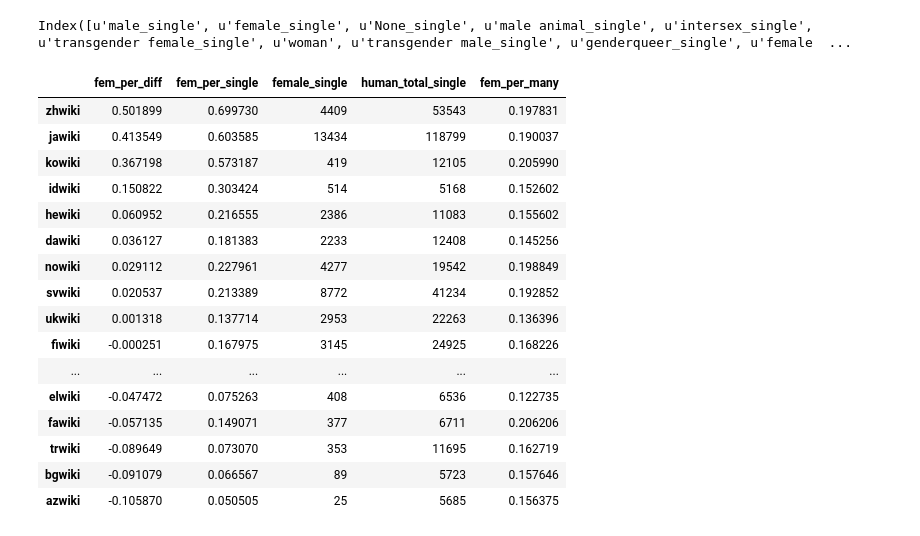
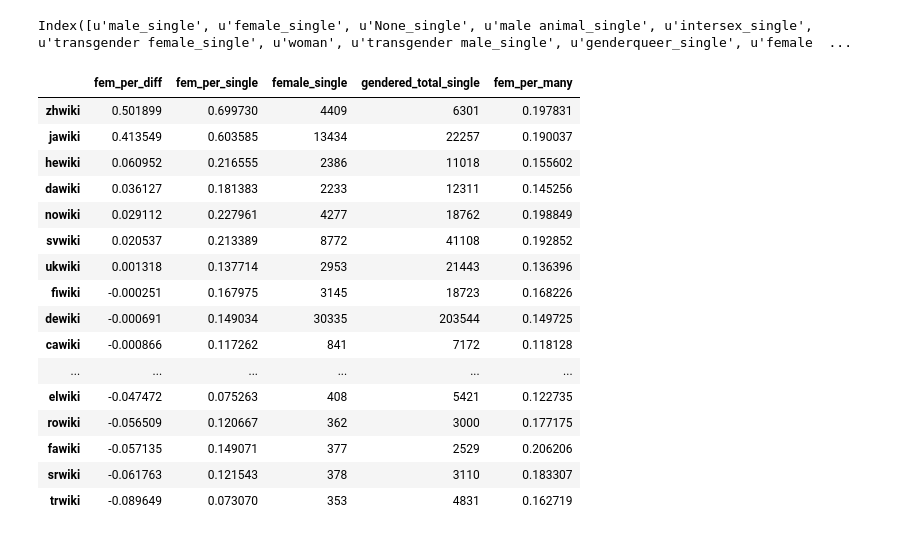
Before and after one commit to notconfusing/WIGI, a Jupyter notebook: Singlesite.ipynb, the cells around one changed output. Drawn from its saved outputs; the diff is of its cells as text; code cells hidden in the pictures.

```diff
--- a/Singlesite.ipynb
+++ b/Singlesite.ipynb
@@ -111,24 +111,24 @@ Index([u'male_single', u'female_single', u'None_single', u'male animal_single',
 # %%
 tdf['fem_per_diff'] = tdf['fem_per_single'] - tdf['fem_per_many']
 # %%
-tdf[tdf['human_total_single']>5000].sort('fem_per_diff',ascending=False)[['fem_per_diff','fem_per_single','female_single','human_total_single','fem_per_many']]
+tdf[tdf['gendered_total_single']>2500].sort('fem_per_diff',ascending=False)[['fem_per_diff','fem_per_single','female_single','gendered_total_single','fem_per_many']]
 # %% [output]
-|  | fem_per_diff | fem_per_single | female_single | human_total_single | fem_per_many |
-| zhwiki | 0.501899 | 0.699730 | 4409 | 53543 | 0.197831 |
-| jawiki | 0.413549 | 0.603585 | 13434 | 118799 | 0.190037 |
-| kowiki | 0.367198 | 0.573187 | 419 | 12105 | 0.205990 |
-| idwiki | 0.150822 | 0.303424 | 514 | 5168 | 0.152602 |
-| hewiki | 0.060952 | 0.216555 | 2386 | 11083 | 0.155602 |
-| dawiki | 0.036127 | 0.181383 | 2233 | 12408 | 0.145256 |
-| nowiki | 0.029112 | 0.227961 | 4277 | 19542 | 0.198849 |
-| svwiki | 0.020537 | 0.213389 | 8772 | 41234 | 0.192852 |
-| ukwiki | 0.001318 | 0.137714 | 2953 | 22263 | 0.136396 |
-| fiwiki | -0.000251 | 0.167975 | 3145 | 24925 | 0.168226 |
+|  | fem_per_diff | fem_per_single | female_single | gendered_total_single | fem_per_many |
+| zhwiki | 0.501899 | 0.699730 | 4409 | 6301 | 0.197831 |
+| jawiki | 0.413549 | 0.603585 | 13434 | 22257 | 0.190037 |
+| hewiki | 0.060952 | 0.216555 | 2386 | 11018 | 0.155602 |
+| dawiki | 0.036127 | 0.181383 | 2233 | 12311 | 0.145256 |
+| nowiki | 0.029112 | 0.227961 | 4277 | 18762 | 0.198849 |
+| svwiki | 0.020537 | 0.213389 | 8772 | 41108 | 0.192852 |
+| ukwiki | 0.001318 | 0.137714 | 2953 | 21443 | 0.136396 |
+| fiwiki | -0.000251 | 0.167975 | 3145 | 18723 | 0.168226 |
+| dewiki | -0.000691 | 0.149034 | 30335 | 203544 | 0.149725 |
+| cawiki | -0.000866 | 0.117262 | 841 | 7172 | 0.118128 |
 | ... | ... | ... | ... | ... | ... |
-| elwiki | -0.047472 | 0.075263 | 408 | 6536 | 0.122735 |
-| fawiki | -0.057135 | 0.149071 | 377 | 6711 | 0.206206 |
-| trwiki | -0.089649 | 0.073070 | 353 | 11695 | 0.162719 |
-| bgwiki | -0.091079 | 0.066567 | 89 | 5723 | 0.157646 |
-| azwiki | -0.105870 | 0.050505 | 25 | 5685 | 0.156375 |
+| elwiki | -0.047472 | 0.075263 | 408 | 5421 | 0.122735 |
+| rowiki | -0.056509 | 0.120667 | 362 | 3000 | 0.177175 |
+| fawiki | -0.057135 | 0.149071 | 377 | 2529 | 0.206206 |
+| srwiki | -0.061763 | 0.121543 | 378 | 3110 | 0.183307 |
+| trwiki | -0.089649 | 0.073070 | 353 | 4831 | 0.162719 |
 # %%
 fig, ax = plt.subplots(1,1,figsize=(8,8))
```
Also changed, not shown: parts of 1 cell of this notebook.
